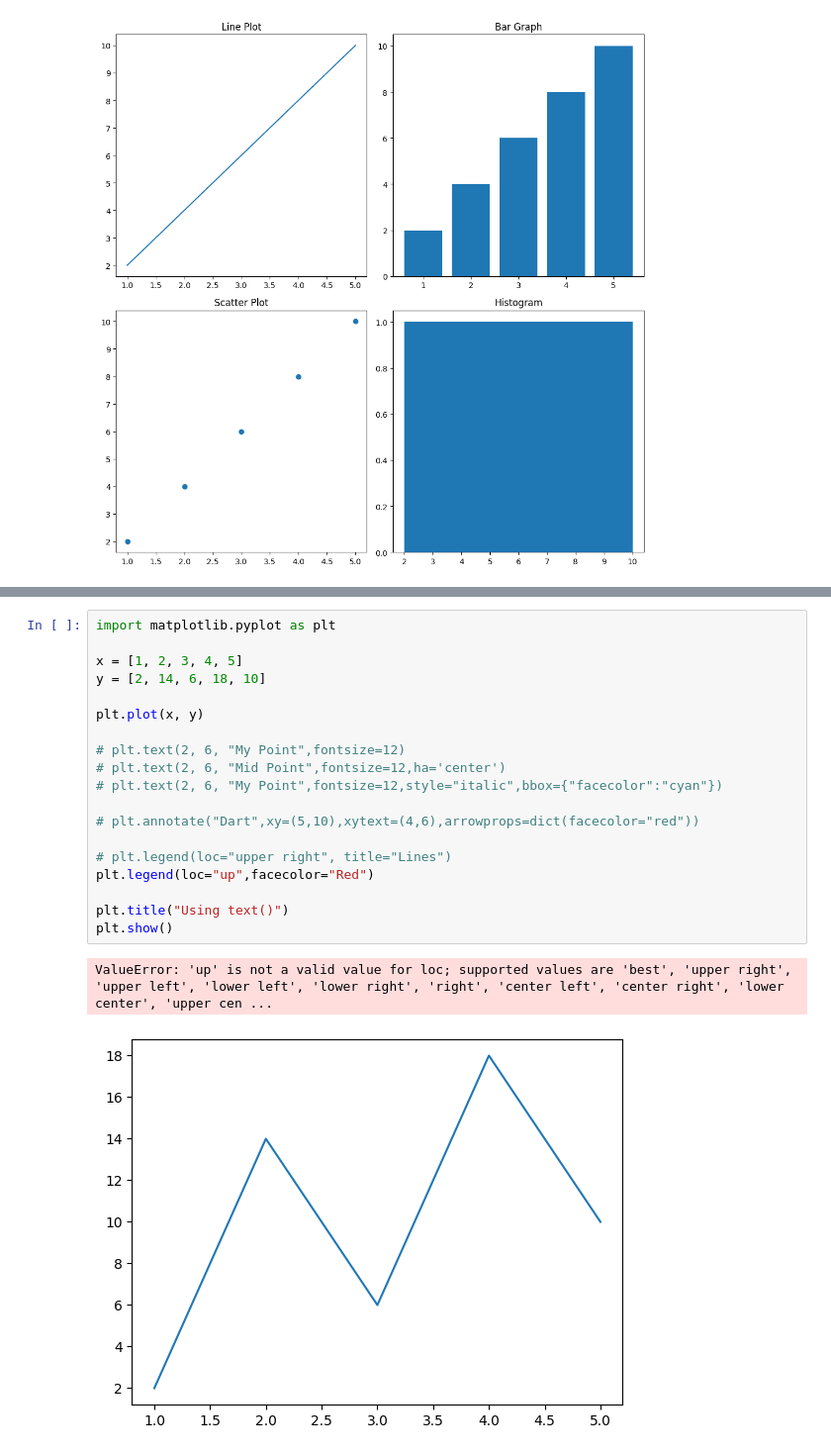
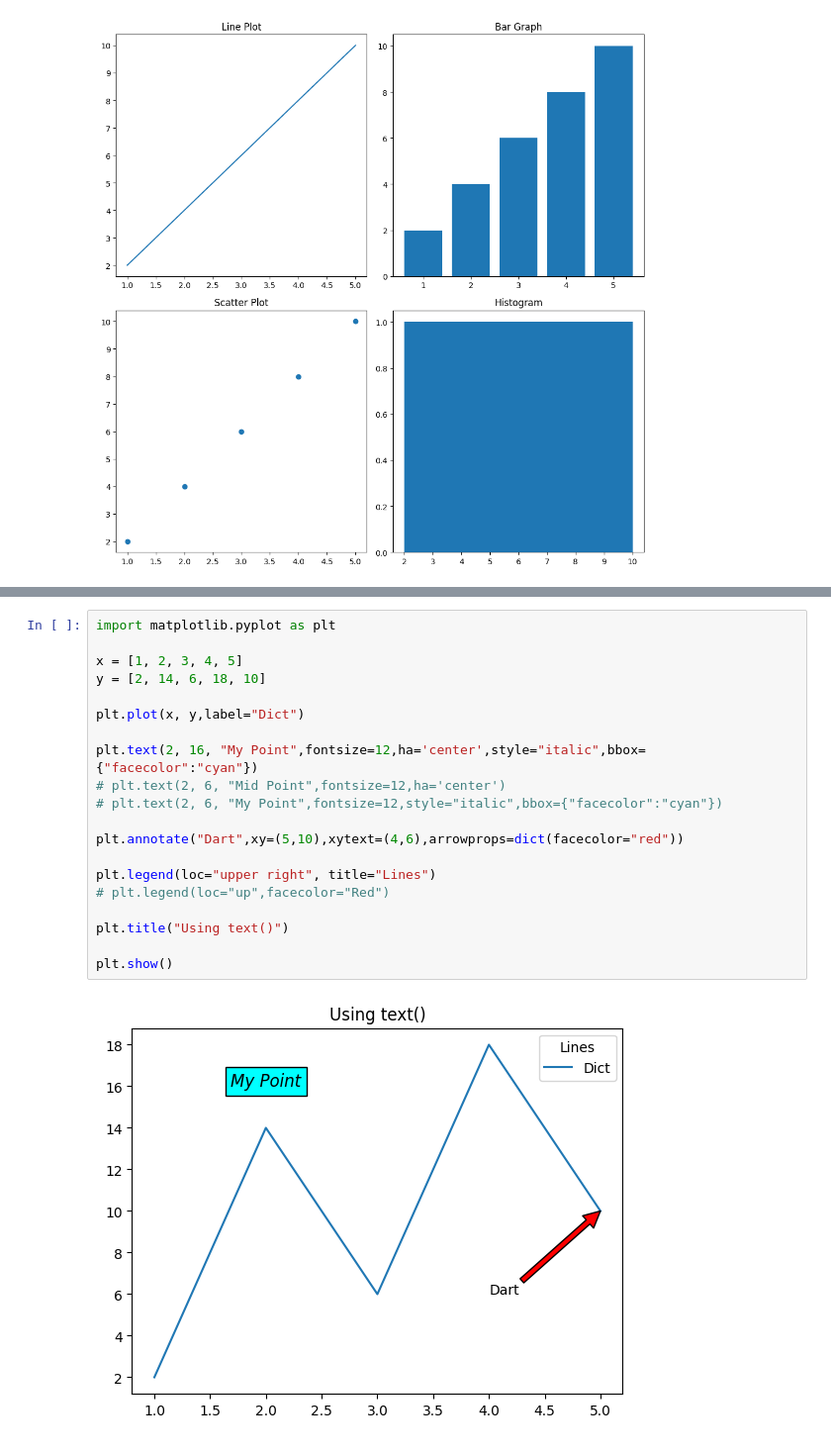
Before and after one commit to NeerajKatheriya1435/Data_Analytics, a Jupyter notebook: Matplotlib_Files/matplotlib3.ipynb, the cells around one changed output, grey strips where cells are left out. Shown at 99% size. Cells and saved outputs as stored; diff of their text form.

```diff
--- a/Matplotlib_Files/matplotlib3.ipynb
+++ b/Matplotlib_Files/matplotlib3.ipynb
@@ -236,22 +239,22 @@ plt.show()
 # %%
 import matplotlib.pyplot as plt
 
 x = [1, 2, 3, 4, 5]
 y = [2, 14, 6, 18, 10]
 
-plt.plot(x, y)
+plt.plot(x, y,label="Dict")
 
-# plt.text(2, 6, "My Point",fontsize=12)
+plt.text(2, 16, "My Point",fontsize=12,ha='center',style="italic",bbox={"facecolor":"cyan"})
 # plt.text(2, 6, "Mid Point",fontsize=12,ha='center')
 # plt.text(2, 6, "My Point",fontsize=12,style="italic",bbox={"facecolor":"cyan"})
 
-# plt.annotate("Dart",xy=(5,10),xytext=(4,6),arrowprops=dict(facecolor="red"))
+plt.annotate("Dart",xy=(5,10),xytext=(4,6),arrowprops=dict(facecolor="red"))
 
-# plt.legend(loc="upper right", title="Lines")
-plt.legend(loc="up",facecolor="Red")
+plt.legend(loc="upper right", title="Lines")
+# plt.legend(loc="up",facecolor="Red")
 
 plt.title("Using text()")
+
 plt.show()
 # %% [output]
-ValueError: 'up' is not a valid value for loc; supported values are 'best', 'upper right', 'upper left', 'lower left', 'lower right', 'right', 'center left', 'center right', 'lower center', 'upper cen ...
-[figure, old version]
+[figure, new version]
```
Also changed, not shown: parts of 5 cells of this notebook, 14 other files.
